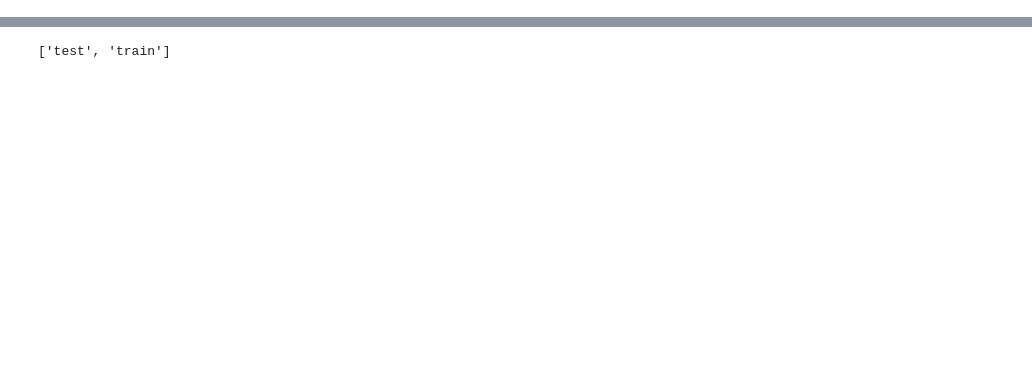
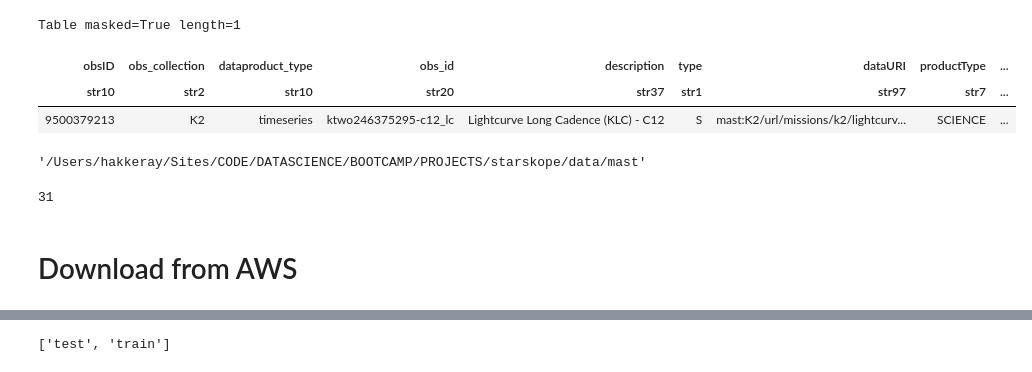
Before and after one commit to alphasentaurii/starskope, a Jupyter notebook: starskope_3.ipynb, the cells around one changed output, grey strips where cells are left out. Drawn from its saved outputs; the diff is of its cells as text; code cells hidden in the pictures; blank space fills up the shorter version.

```diff
--- a/starskope_3.ipynb
+++ b/starskope_3.ipynb
@@ -59,0 +178,17 @@ from sklearn.base import clone
+# %%
+filt_prod = Observations.filter_products(data_prod, productSubGroupDescription="LLC")
+
+filt_prod
+# %% [output]
+Table masked=True length=1
+| obsID | obs_collection | dataproduct_type | obs_id | description | type | dataURI | productType | ... |
+| str10 | str2 | str10 | str20 | str37 | str1 | str97 | str7 | ... |
+| 9500379213 | K2 | timeseries | ktwo246375295-c12_lc | Lightcurve Long Cadence (KLC) - C12 | S | mast:K2/url/missions/k2/lightcurv... | SCIENCE | ... |
+# %%
+# create dir for MAST data
+data = os.path.abspath(home+'/data')
+#%mkdir './data/mast'
+MAST = os.path.abspath(DATA+'/mast')
+MAST
+# %% [output]
+'/Users/hakkeray/Sites/CODE/DATASCIENCE/BOOTCAMP/PROJECTS/starskope/data/mast'
@@ -59,0 +201,6 @@ from sklearn.base import clone
+# %%
+len(K2_confirmed_planets)
+# %% [output]
+31
+# %% [markdown]
+# Download from AWS
```
Also changed, not shown: parts of 75 cells of this notebook, 1 other file.
